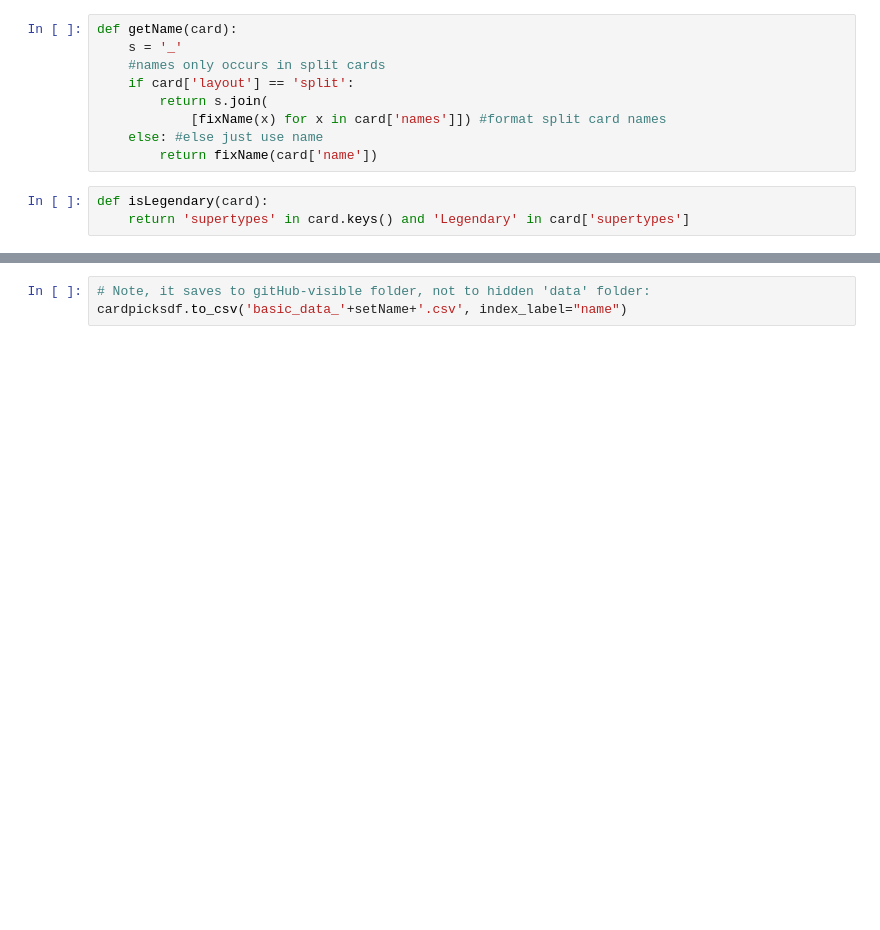
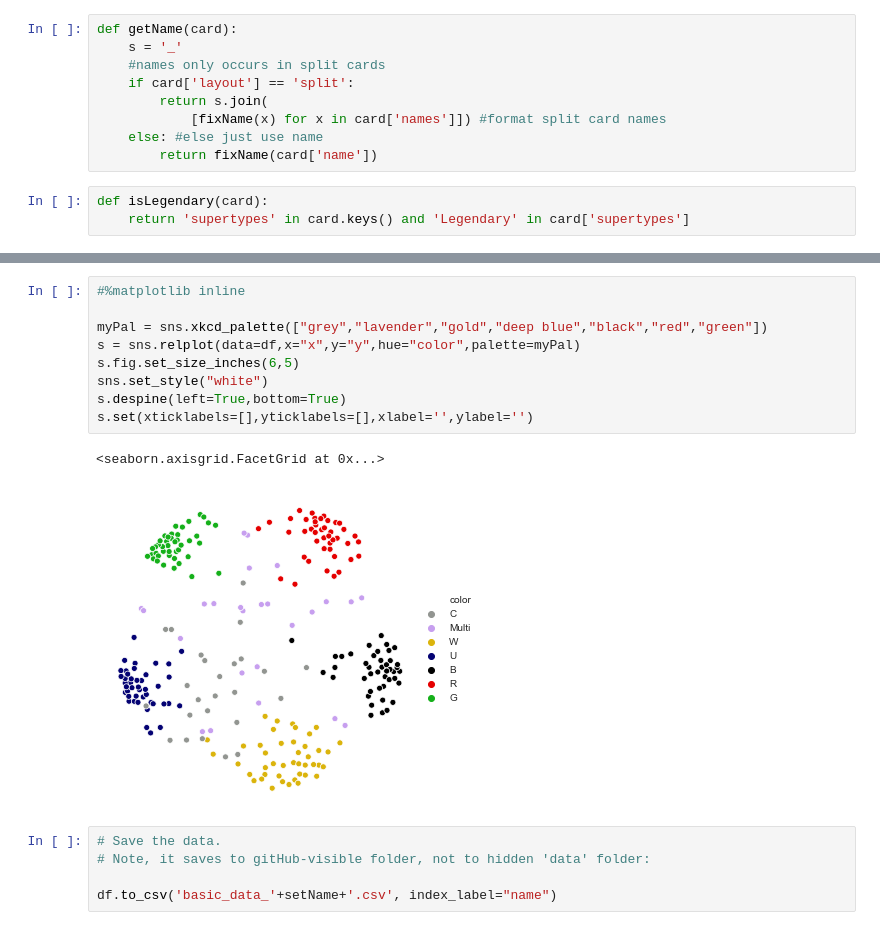
Before and after one commit to khakhalin/MTG, a Jupyter notebook: basic_analysis.ipynb, the cells around one changed output, grey strips where cells are left out. Drawn from its saved outputs; the diff is of its cells as text; blank space fills up the shorter version.

```diff
--- a/basic_analysis.ipynb
+++ b/basic_analysis.ipynb
@@ -142,3 +235,17 @@ cardpicksdf = pd.DataFrame({
+# %%
+#%matplotlib inline
+
+myPal = sns.xkcd_palette(["grey","lavender","gold","deep blue","black","red","green"])
+s = sns.relplot(data=df,x="x",y="y",hue="color",palette=myPal)
+s.fig.set_size_inches(6,5)
+sns.set_style("white")
+s.despine(left=True,bottom=True)
+s.set(xticklabels=[],yticklabels=[],xlabel='',ylabel='')
+# %% [output]
+<seaborn.axisgrid.FacetGrid at 0x...>
+[figure, added]
 # %%
+# Save the data.
 # Note, it saves to gitHub-visible folder, not to hidden 'data' folder:
-cardpicksdf.to_csv('basic_data_'+setName+'.csv', index_label="name")
+
+df.to_csv('basic_data_'+setName+'.csv', index_label="name")
```
Also changed, not shown: parts of 28 cells of this notebook, 1 other file.
